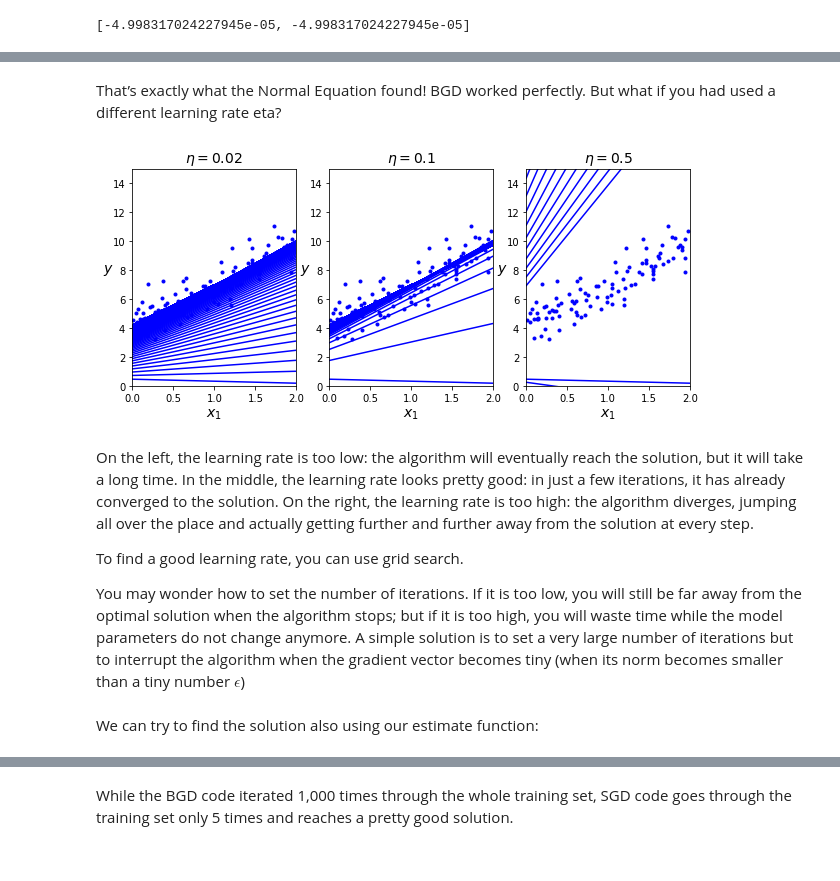
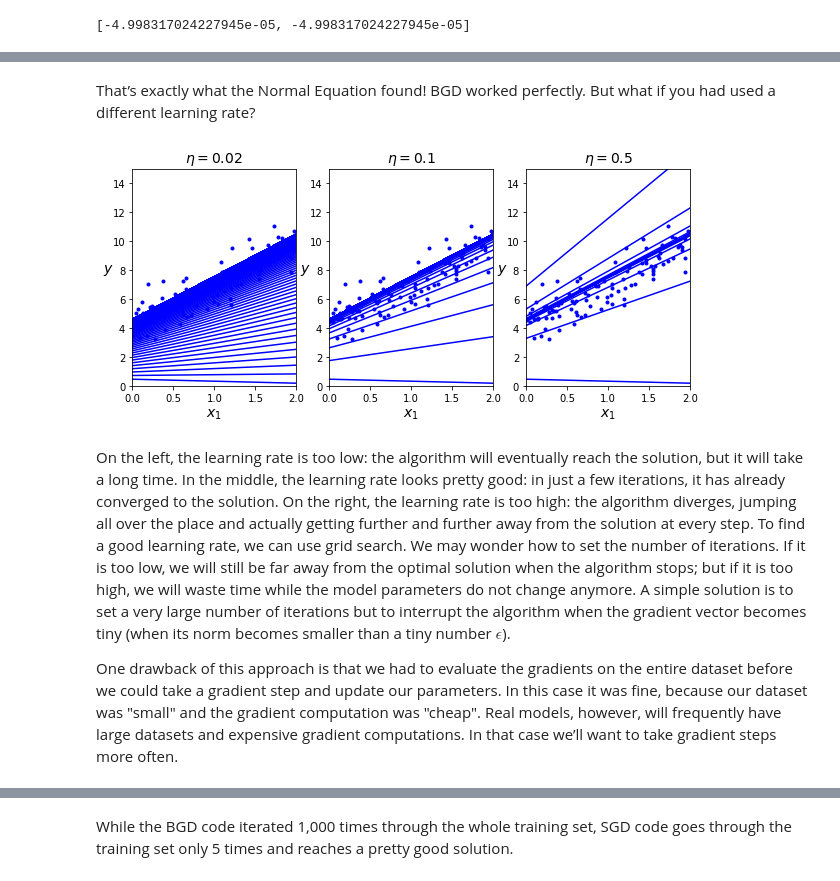
Before and after one commit to ethangillett/machine-learning_riccardoberta, a Jupyter notebook: 02-supervised-learning/01-linear-models.ipynb, the cells around one changed output, grey strips where cells are left out. Saved outputs shown, nothing was run; the diff lists cells and outputs as text; code cells hidden in the pictures.

```diff
--- a/02-supervised-learning/01-linear-models.ipynb
+++ b/02-supervised-learning/01-linear-models.ipynb
@@ -181,6 +183,6 @@ def partial_difference_quotient(f: Callable[[Vector], float], v: Vector, i: int,
 # %% [markdown]
 The, we can estimate the gradient:
 # %%
-def estimate_gradient(f: Callable[[Vector], float], v: Vector, h: float = 0.0001):
+def estimate_gradient(f, v, h = 0.0001):
     return [partial_difference_quotient(f, v, i, h) for i in range(len(v))]
 # %% [markdown]
@@ -197,7 +210,9 @@ def gradient_step(v: Vector, gradient: Vector, step_size: float) -> Vector:
 # %% [markdown]
 As a simple example, suppose we have a function $f$ that takes as input a vector of real numbers and outputs a single real number, like this one:
 # %%
-from scratch.linear_algebra import dot
+def dot(v, w):
+    """Computes v_1 * w_1 + ... + v_n * w_n"""
+    return sum(v_i * w_i for v_i, w_i in zip(v, w))
 
 def f(v: Vector) -> float:
     return dot(v, v)
@@ -274,14 +268,0 @@ Let's implement it in python:
-# %%
-eta = 0.1
-
-n_iterations = 1000
-m = 100
-
-np.random.seed(42)
-theta = np.random.randn(2,1)  # random initialization
-
-for iteration in range(n_iterations):
-    gradients = 2/m * X_b.T.dot(X_b.dot(theta) - y)
-    theta = theta - eta * gradients
-
-print(theta)
@@ -290,0 +269,20 @@ print(theta)
+# %%
+import random
+
+path_BGD=[]
+
+def J(theta):
+    a = (X_b.dot(theta))
+    a = a-y.T
+    return (1/m * a.dot(a.T))[0][0]
+
+# pick a random starting point
+theta = [80, 80]
+path.append(theta)
+
+for epoch in range(10000):
+    grad = estimate_gradient(J, theta)
+    theta = gradient_step(theta, grad, -0.01)
+    path_BGD.append(theta)
+
+print(theta)
@@ -291,37 +308,33 @@ print(theta)
 # %% [markdown]
-That’s exactly what the Normal Equation found! BGD worked perfectly. But what if you had used a different learning rate eta?
+That’s exactly what the Normal Equation found! BGD worked perfectly. But what if you had used a different learning rate?
 # %%
 def plot_gradient_descent(theta, eta):
     plt.plot(X, y, "b.")
     m = len(X_b)
     n_iterations = 1000
     for iteration in range(n_iterations):
         y_predict = X_new_b.dot(theta)
         plt.plot(X_new, y_predict, "b-")
-        gradients = 2/m * X_b.T.dot(X_b.dot(theta) - y)
-        theta = theta - eta * gradients
+        gradients = estimate_gradient(J, theta)
+        theta = gradient_step(theta, gradients, -eta)
     plt.xlabel("$x_1$", fontsize=14)
     plt.ylabel("$y$", rotation=0, fontsize=14)
     plt.axis([0, 2, 0, 15])
     plt.title(r"$\eta = {}$".format(eta), fontsize=14)
 
 plt.figure(figsize=(10,4))
 
 np.random.seed(42)
 theta = np.random.randn(2,1)
 
 plt.subplot(131); plot_gradient_descent(theta, eta=0.02)
 plt.subplot(132); plot_gradient_descent(theta, eta=0.1)
 plt.subplot(133); plot_gradient_descent(theta, eta=0.5)
 
 plt.show()
 # %% [output]
-[figure, old version]
+[figure, new version]
 # %% [markdown]
-On the left, the learning rate is too low: the algorithm will eventually reach the solution, but it will take a long time. In the middle, the learning rate looks pretty good: in just a few iterations, it has already converged to the solution. On the right, the learning rate is too high: the algorithm diverges, jumping all over the place and actually getting further and further away from the solution at every step.
+On the left, the learning rate is too low: the algorithm will eventually reach the solution, but it will take a long time. In the middle, the learning rate looks pretty good: in just a few iterations, it has already converged to the solution. On the right, the learning rate is too high: the algorithm diverges, jumping all over the place and actually getting further and further away from the solution at every step. To find a good learning rate, we can use grid search. We may wonder how to set the number of iterations. If it is too low, we will still be far away from the optimal solution when the algorithm stops; but if it is too high, we will waste time while the model parameters do not change anymore. A simple solution is to set a very large number of iterations but to interrupt the algorithm when the gradient vector becomes tiny (when its norm becomes smaller than a tiny number $\epsilon$).
 
-To find a good learning rate, you can use grid search.
-
-You may wonder how to set the number of iterations. If it is too low, you will still be far away from the optimal solution when the algorithm stops; but if it is too high, you will waste time while the model parameters do not change anymore. A simple solution is to set a very large number of iterations but to interrupt the algorithm when the gradient vector becomes tiny (when its norm becomes smaller than a tiny number $\epsilon$)
+One drawback of this approach is that we had to evaluate the gradients on the entire dataset before we could take a gradient step and update our parameters. In this case it was fine, because our dataset was "small" and the gradient computation was "cheap". Real models, however, will frequently have large datasets and expensive gradient computations. In that case we’ll want to take gradient steps more often.
-# %% [markdown]
-We can try to find the solution also using our estimate function:
```
Also changed, not shown: parts of 67 cells of this notebook, 6 other files.
